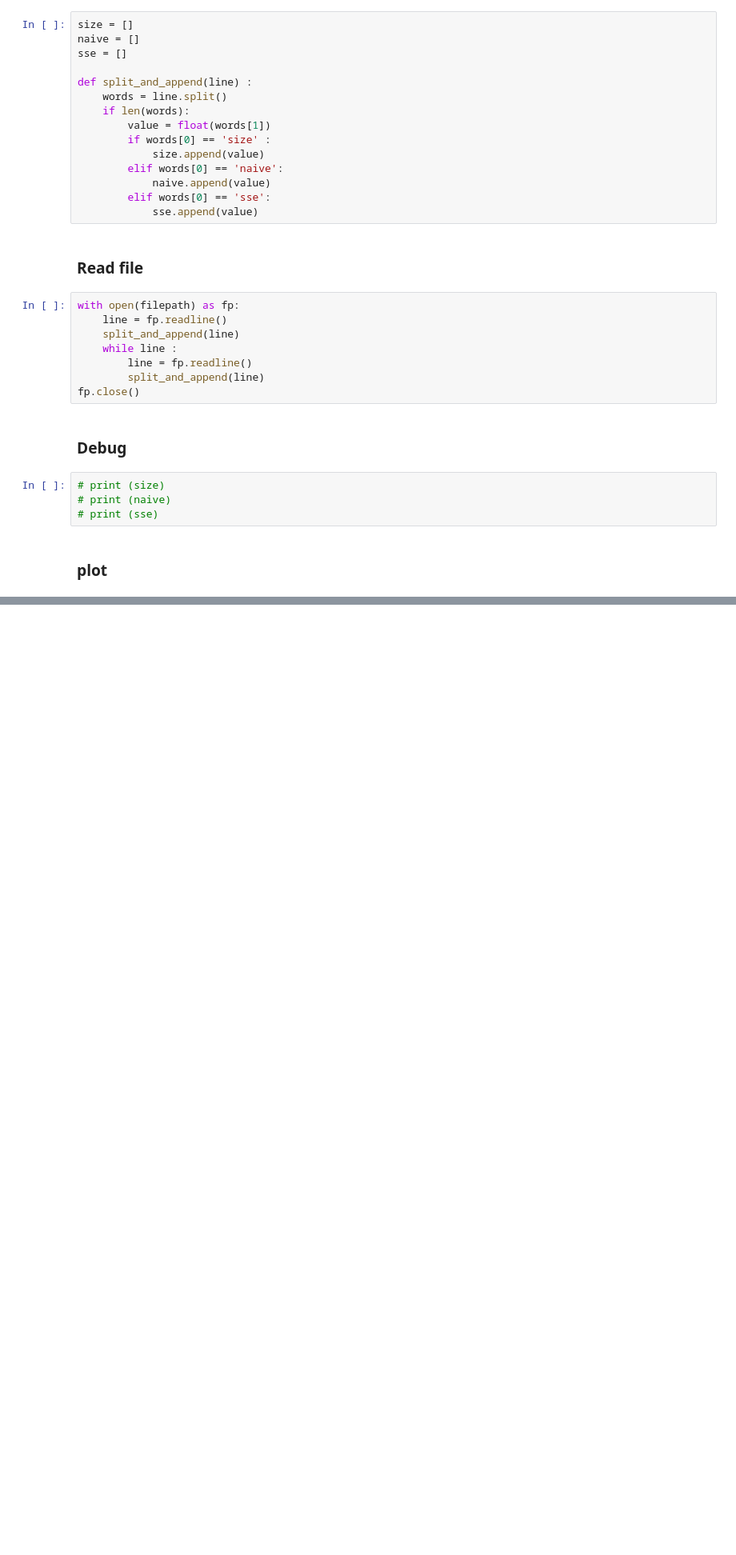
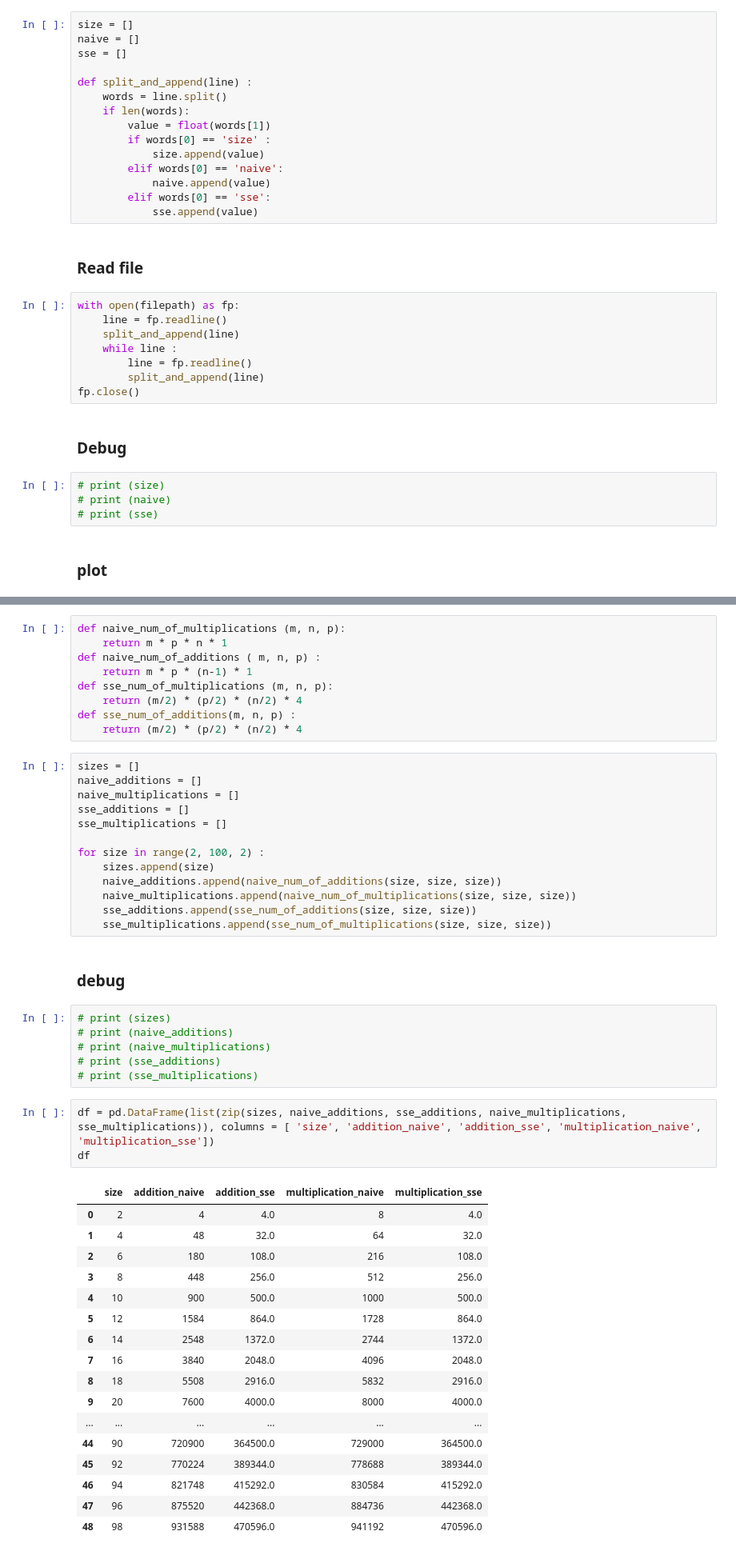
Before and after one commit to BhanuKiranChaluvadi/matrix-multiplication, a Jupyter notebook: plotter.ipynb, the cells around one changed output, grey strips where cells are left out. Shown: that part at 80% size. Cells and saved outputs as stored; diff of their text form; blank space fills up the shorter version.

```diff
--- a/plotter.ipynb
+++ b/plotter.ipynb
@@ -67,0 +87,51 @@ plt.show()
+# %%
+def naive_num_of_multiplications (m, n, p):
+    return m * p * n * 1
+def naive_num_of_additions ( m, n, p) :
+    return m * p * (n-1) * 1
+def sse_num_of_multiplications (m, n, p):
+    return (m/2) * (p/2) * (n/2) * 4
+def sse_num_of_additions(m, n, p) :
+    return (m/2) * (p/2) * (n/2) * 4
+# %%
+sizes = []
+naive_additions = []
+naive_multiplications = []
+sse_additions = []
+sse_multiplications = []
+
+for size in range(2, 100, 2) :
+    sizes.append(size)
+    naive_additions.append(naive_num_of_additions(size, size, size))
+    naive_multiplications.append(naive_num_of_multiplications(size, size, size))
+    sse_additions.append(sse_num_of_additions(size, size, size))
+    sse_multiplications.append(sse_num_of_multiplications(size, size, size))
+# %% [markdown]
+### debug
+# %%
+# print (sizes)
+# print (naive_additions)
+# print (naive_multiplications)
+# print (sse_additions)
+# print (sse_multiplications)
+# %%
+df = pd.DataFrame(list(zip(sizes, naive_additions, sse_additions, naive_multiplications, sse_multiplications)), columns = [ 'size', 'addition_naive', 'addition_sse', 'multiplication_naive', 'multiplication_sse'])
+df
+# %% [output]
+|  | size | addition_naive | addition_sse | multiplication_naive | multiplication_sse |
+| 0 | 2 | 4 | 4.0 | 8 | 4.0 |
+| 1 | 4 | 48 | 32.0 | 64 | 32.0 |
+| 2 | 6 | 180 | 108.0 | 216 | 108.0 |
+| 3 | 8 | 448 | 256.0 | 512 | 256.0 |
+| 4 | 10 | 900 | 500.0 | 1000 | 500.0 |
+| 5 | 12 | 1584 | 864.0 | 1728 | 864.0 |
+| 6 | 14 | 2548 | 1372.0 | 2744 | 1372.0 |
+| 7 | 16 | 3840 | 2048.0 | 4096 | 2048.0 |
+| 8 | 18 | 5508 | 2916.0 | 5832 | 2916.0 |
+| 9 | 20 | 7600 | 4000.0 | 8000 | 4000.0 |
+| ... | ... | ... | ... | ... | ... |
+| 44 | 90 | 720900 | 364500.0 | 729000 | 364500.0 |
+| 45 | 92 | 770224 | 389344.0 | 778688 | 389344.0 |
+| 46 | 94 | 821748 | 415292.0 | 830584 | 415292.0 |
+| 47 | 96 | 875520 | 442368.0 | 884736 | 442368.0 |
+| 48 | 98 | 931588 | 470596.0 | 941192 | 470596.0 |
```
Also changed, not shown: parts of 7 cells of this notebook, 1 other file.
